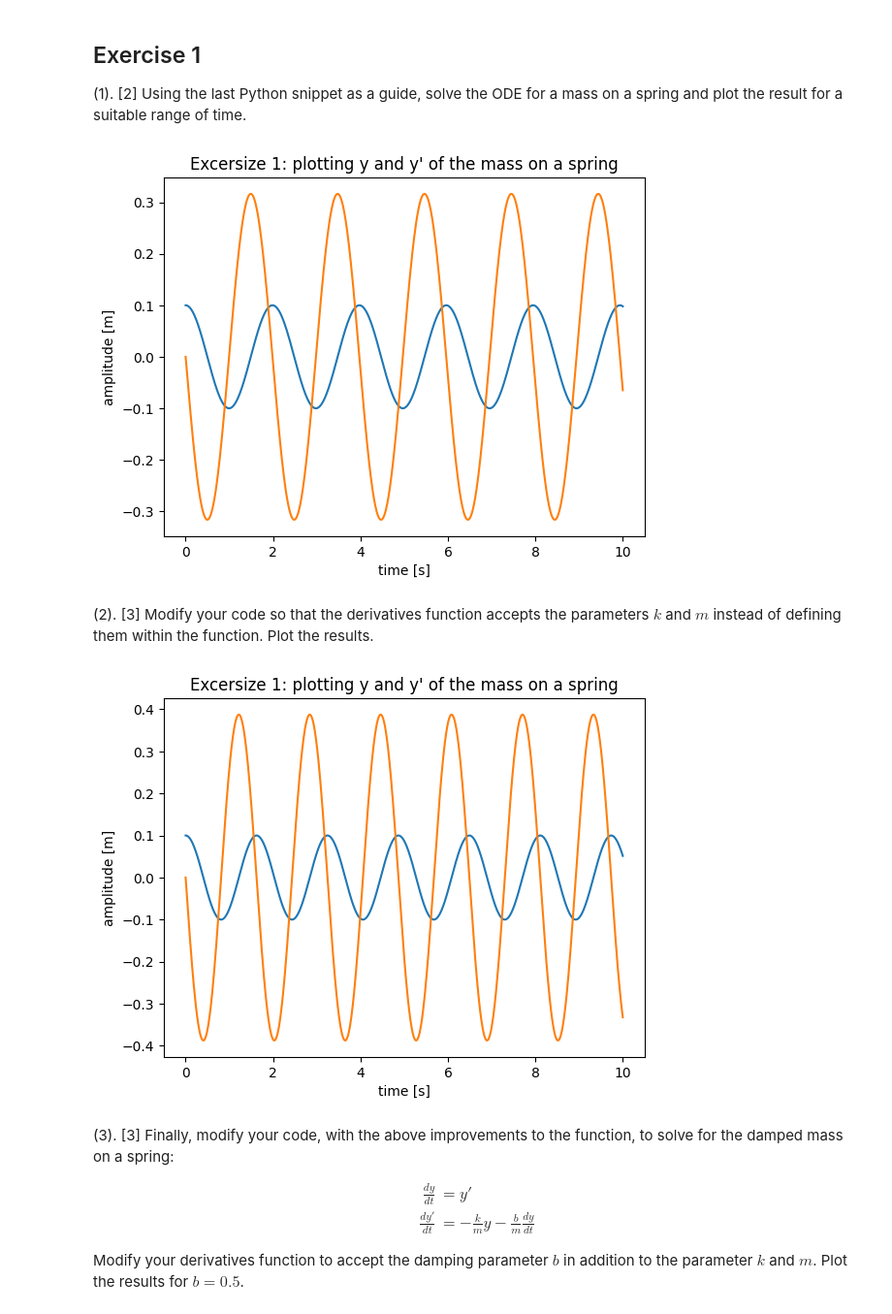
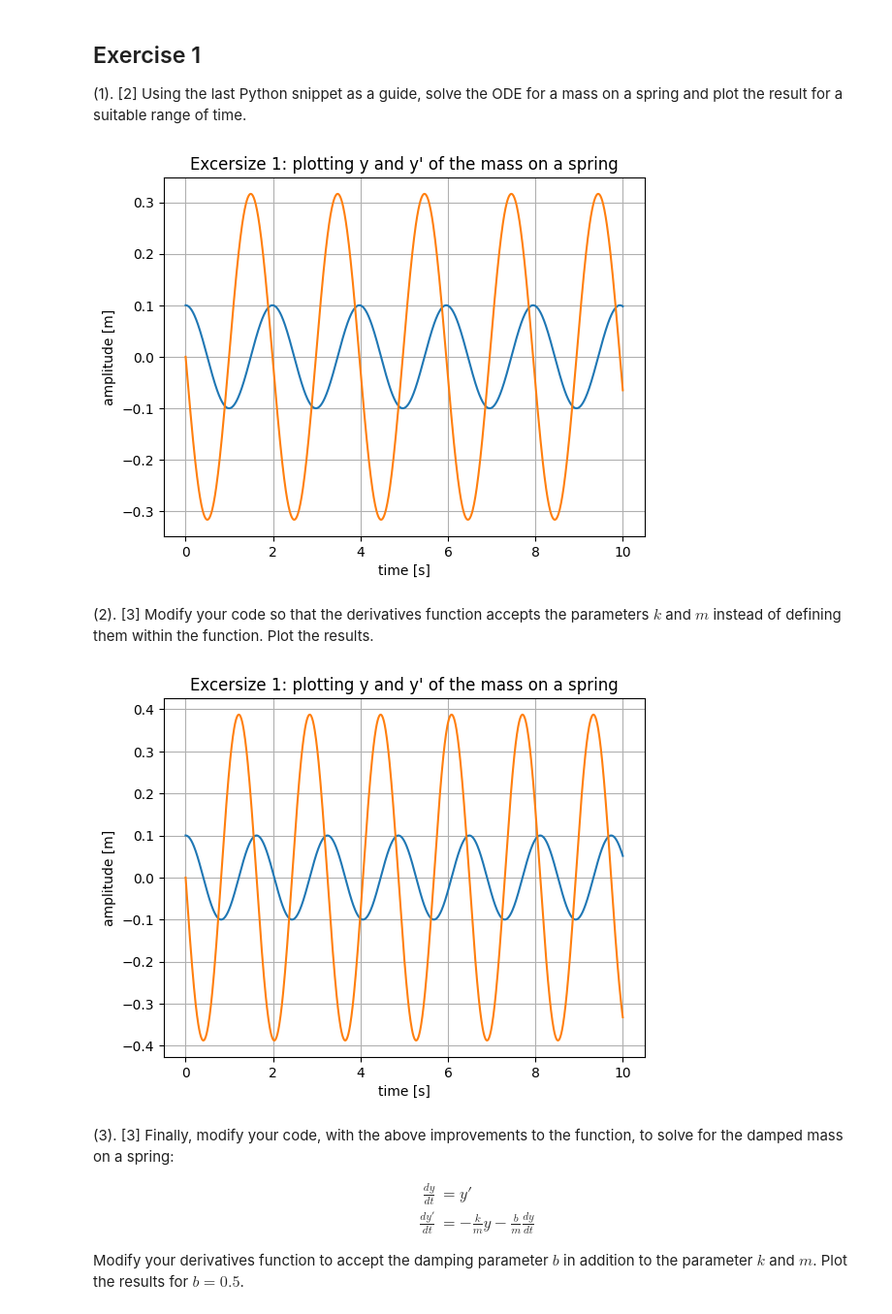
Before and after one commit to PX2145-2025/week-8-b-Medhekar-Anushka, a Jupyter notebook: ODEs.ipynb, the cells around one changed output. Shown at 97% size. Drawn from its saved outputs; the diff is of its cells as text; code cells hidden in the pictures.

```diff
--- a/ODEs.ipynb
+++ b/ODEs.ipynb
@@ -211,39 +212,41 @@ plt.plot(t, y)
 plt.xlabel("time [s]")
 plt.ylabel("amplitude [m]")
 plt.title("Excersize 1: plotting y and y' of the mass on a spring")
+plt.grid(True)
 #plt.legend()
 plt.show()
 # %% [output]
-[figure, old version]
+[figure, new version]
 # %% [markdown]
  (2). [3] Modify your code so that the derivatives function accepts the parameters $k$ and $m$ instead of defining them within the function. Plot the results.
 # %%
 def f(y, t, m, k): # return derivatives of the array y
 
     return [ y[1], # the first equation dy[0]/dt
             -(k/m)*y[0] # the second equation dy[1]/dt
            ]
 t = np.linspace(0.0, tmax, npts)
 k = 30.0
 m = 2.0
 yinit = [0.1, 0] # initial value, y
   # initial value, y'
 y = odeint(f, yinit, t, (m, k)) #integrating
 
 npts = 1000
 tmax = 10
 
 
 
 #HOW DO YOU SEPPARARTE OUT THE TWO LINES TO LABEL THEM???
 plt.plot(t, y)
 plt.xlabel("time [s]")
 plt.ylabel("amplitude [m]")
 plt.title("Excersize 1: plotting y and y' of the mass on a spring")
+plt.grid(True)
 #plt.legend()
 plt.show()
 # %% [output]
-[figure, old version]
+[figure, new version]
 # %% [markdown]
  (3). [3] Finally, modify your code, with the above improvements to the function, to solve for the damped mass on a spring:
 
```
Also changed, not shown: parts of 6 cells of this notebook.
